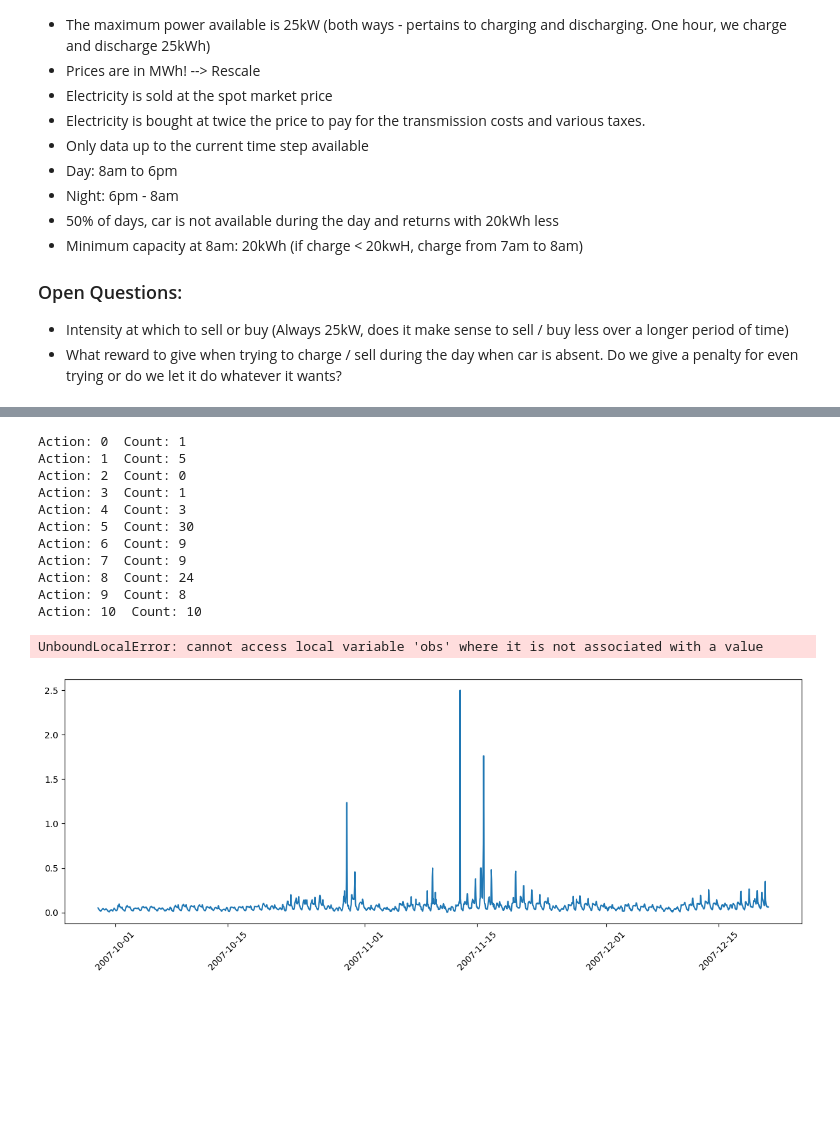
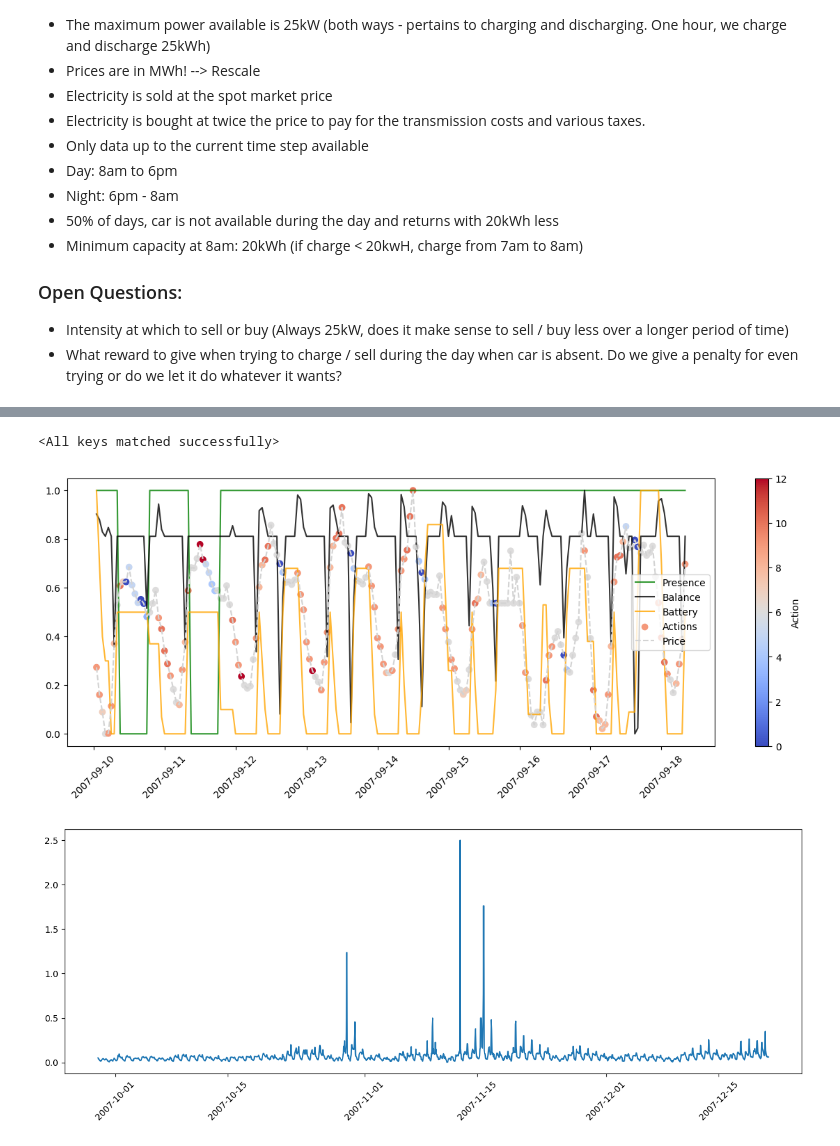
Before and after one commit to MaxFeucht/BatteryGrid, a Jupyter notebook: PRL.ipynb, the cells around one changed output, grey strips where cells are left out. Saved outputs shown, nothing was run; the diff lists cells and outputs as text; code cells hidden in the pictures; blank space fills up the shorter version.

```diff
--- a/PRL.ipynb
+++ b/PRL.ipynb
@@ -151,21 +147,0 @@ KeyboardInterrupt:
-# %%
-for i in range(11):
-    print("Action:", i, " Count:", train_eval.actions.count(i))
-# %% [output]
-Action: 0  Count: 1
-Action: 1  Count: 5
-Action: 2  Count: 0
-Action: 3  Count: 1
-Action: 4  Count: 3
-Action: 5  Count: 30
-Action: 6  Count: 9
-Action: 7  Count: 9
-Action: 8  Count: 24
-Action: 9  Count: 8
-Action: 10  Count: 10
-# %%
-train_eval = Evaluation(train, env)
-train_eval.ddqn_agent(agent = agent, iterations = 100000)
-train_eval.plot_single(normalize=False)
-# %% [output]
-UnboundLocalError: cannot access local variable 'obs' where it is not associated with a value
@@ -176,3 +148,39 @@ val_eval.plot_single(normalize=False)
+# %%
+# Load agent
+agent = DDQNAgent(env_name = 'gym_env/BatteryGrid-v0',
+                  df = train,
+                  device = 'cpu',
+                  epsilon_decay = epsilon_decay,
+                  epsilon_start = epsilon,
+                  epsilon_end = epsilon_min,
+                  discount_rate = gamma,
+                  lr = learning_rate,
+                  buffer_size = 50000,
+                  price_horizon = price_horizon,
+                  hidden_dim=hidden_dim)
+
+agent.dqn_predict.load_state_dict(torch.load('models/agent_penalty.pt'))
+# %% [output]
+<All keys matched successfully>
+# %%
+# Evaluate DDQN Agent
+df = train
+price_horizon = 48
+
+ddqn_env = gym.make('gym_env/BatteryGrid-v0', disable_env_checker=True)
+ddqn_env.setup(df, price_horizon=price_horizon, extra_penalty = False)
+eval_ddqn = DDQNEvaluation(df, ddqn_env)
+eval_ddqn.evaluate(agent = agent)
+# %%
+#Visualize DDQN Agent
+range = [6000, 6200]
+
+plotter = Plotter(eval_ddqn, range = range)
+#plotter.plot_single()
+#plotter.plot_all()
+plotter.plot_actions(battery = True, balance=True, presence = True)
+# %% [output]
+[figure, added]
 # %%
 # Reward Shaping:
 
```
Also changed, not shown: parts of 13 cells of this notebook, 9 other files.
